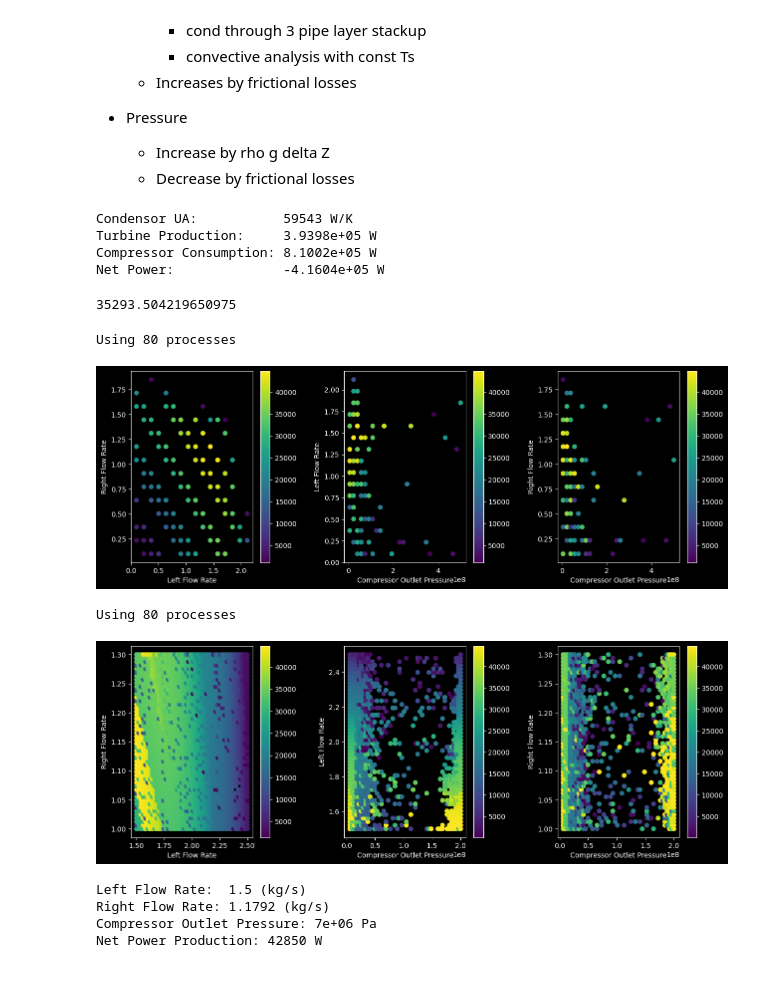
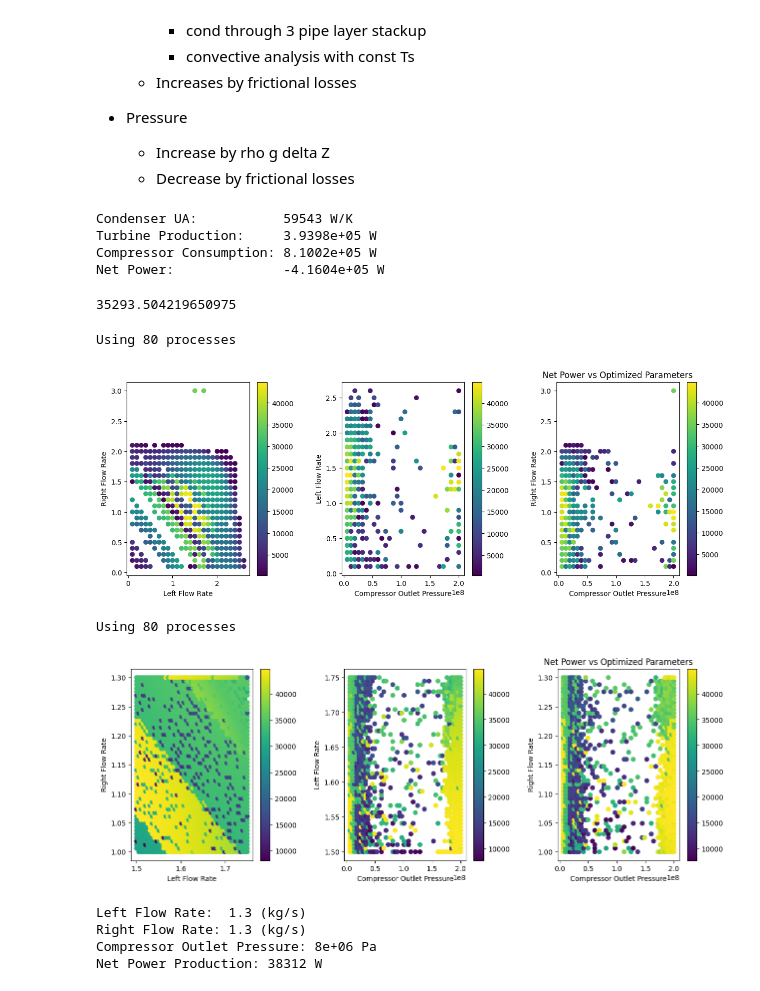
Before and after one commit to Willmac16/DFTS-Team-Seven, a Jupyter notebook: Project3.ipynb, the cells around one changed output. Cells and saved outputs as stored; diff of their text form; code cells hidden in the pictures.

```diff
--- a/Project3.ipynb
+++ b/Project3.ipynb
@@ -271,7 +271,7 @@ def SolveSlice(mass_flow, start_depth, end_depth, inlet_fluid: Fluid):
 # %%
 class SystemSolution:
   def __init__(self, flow_rates, turbine_outlet_pressure, compressor_outlet_pressure, turbine_efficiency, compressor_efficiency, supply_fluid: Fluid, VERTICAL_SLICES = 200):
-
+    self.flow_rates = flow_rates
     self.downward_flow_rate = sum(flow_rates) + sequestration_rate
 
     self.post_comp_isen =  Fluid(FluidsList.CarbonDioxide).with_state(Input.pressure(compressor_outlet_pressure),
@@ -334,15 +334,27 @@ class SystemSolution:
     self.post_tee =  Fluid(FluidsList.CarbonDioxide).with_state(Input.pressure(turbine_outlet_pressure), Input.enthalpy(sum([post_turbine.enthalpy * flow_rate for post_turbine, flow_rate in zip(self.post_turbines, flow_rates)]) / sum(flow_rates)))
     # assert self.post_tee.phase == Phases.Liquid
 
-    self.condensorUA = UA_from_cond_ops(self.post_tee, supply_fluid, cold_well_temp, sum(flow_rates))
+    self.condenserUA = UA_from_cond_ops(self.post_tee, supply_fluid, cold_well_temp, sum(flow_rates))
 
     self.turbine_production = sum([(pre_turbine.enthalpy - post_turbine.enthalpy) * flow_rate for pre_turbine, post_turbine, flow_rate in zip(self.pre_turbines, self.post_turbines, flow_rates)])
     self.compressor_consumption = (self.post_comp_isen.enthalpy - supply_fluid.enthalpy) * self.downward_flow_rate
 
+  def summary(self):
+    sol_table = pd.DataFrame({
+      "Downward Flow Rate (kg / s)": [self.downward_flow_rate],
+      "Left Upward Flow Rate (kg / s)": self.flow_rates[0:1],
+      "Right Upward Flow Rate (kg / s)": self.flow_rates[1:2],
+      "Post Pump Pressure (Pa)": [self.post_compressor.pressure],
+      "Turbine Production (W)": [self.turbine_production],
+      "Pump Consumption (W)": [self.compressor_consumption],
+      "Net Power (W)": [self.turbine_production - self.compressor_consumption],
+      "Condenser UA (W / K)": [self.condenserUA],
+    })
+
+    return sol_table.T
+
   def __repr__(self):
-
-
-    return f"Condensor UA:           {self.condensorUA:.5g} W/K\nTurbine Production:     {self.turbine_production:.5g} W\nCompressor Consumption: {self.compressor_consumption:.5g} W\nNet Power:              {self.turbine_production - self.compressor_consumption:.5g} W"
+    return f"Condenser UA:           {self.condenserUA:.5g} W/K\nTurbine Production:     {self.turbine_production:.5g} W\nCompressor Consumption: {self.compressor_consumption:.5g} W\nNet Power:              {self.turbine_production - self.compressor_consumption:.5g} W"
 
 sol = SystemSolution( flow_rates=[2.852, 1.852],
                       turbine_outlet_pressure=dioxide_pressure,
@@ -355,7 +367,7 @@ sol = SystemSolution( flow_rates=[2.852, 1.852],
                                         ))
 sol
 # %% [output]
-Condensor UA:           59543 W/K
+Condenser UA:           59543 W/K
 Turbine Production:     3.9398e+05 W
 Compressor Consumption: 8.1002e+05 W
 Net Power:              -4.1604e+05 W
@@ -512,14 +516,14 @@ def topo_map(left_flows, right_flows, presses, drop_zeros=False, drop_negatives=
 
     plt.show()
 # %%
-left_range = np.linspace(0.1, 4.0, 30)
-right_range = np.linspace(0.1, 4.0, 30)
+left_range = np.linspace(0.1, 3.0, 30)
+right_range = np.linspace(0.1, 3.0, 30)
 press_range = np.linspace(dioxide_pressure, 200e6, 30)
 
 topo_map(left_range, right_range, press_range, drop_zeros=True, drop_negatives=True)
 # %% [output]
 Using 80 processes
-[figure, old version]
+[figure, new version]
 # %%
 left_range = np.linspace(1.5, 1.75, 50)
 right_range = np.linspace(1.0, 1.3, 50)
@@ -528,9 +532,9 @@ press_range = np.linspace(dioxide_pressure, 200e6, 50)
 topo_map(left_range, right_range, press_range, drop_zeros=True, drop_negatives=True)
 # %% [output]
 Using 80 processes
-[figure, old version]
+[figure, new version]
 # %%
-bounds = [(1.5, 2.5), (1.0, 1.3), (1e8, 200e6)]
+bounds = [(0.1, 2.5), (0.1, 1.3), (8e6, 200e6)]
 
 def nobjective_function(args):
   return -objective_function(args)
@@ -543,10 +547,10 @@ if not shgo_sol.success:
 
 print(f"Left Flow Rate:  {shgo_sol.x[0]:.5g} (kg/s)\nRight Flow Rate: {shgo_sol.x[1]:.5g} (kg/s)\nCompressor Outlet Pressure: {shgo_sol.x[2]:.5g} Pa\nNet Power Production: {objective_function(shgo_sol.x):.5g} W")
 # %% [output]
-Left Flow Rate:  1.5 (kg/s)
-Right Flow Rate: 1.1792 (kg/s)
-Compressor Outlet Pressure: 7e+06 Pa
-Net Power Production: 42850 W
+Left Flow Rate:  1.3 (kg/s)
+Right Flow Rate: 1.3 (kg/s)
+Compressor Outlet Pressure: 8e+06 Pa
+Net Power Production: 38312 W
 # %%
 optimal = SystemSolution(flow_rates=[shgo_sol.x[0], shgo_sol.x[1]],
                           turbine_outlet_pressure=dioxide_pressure,
```
Also changed, not shown: parts of 8 cells of this notebook.
